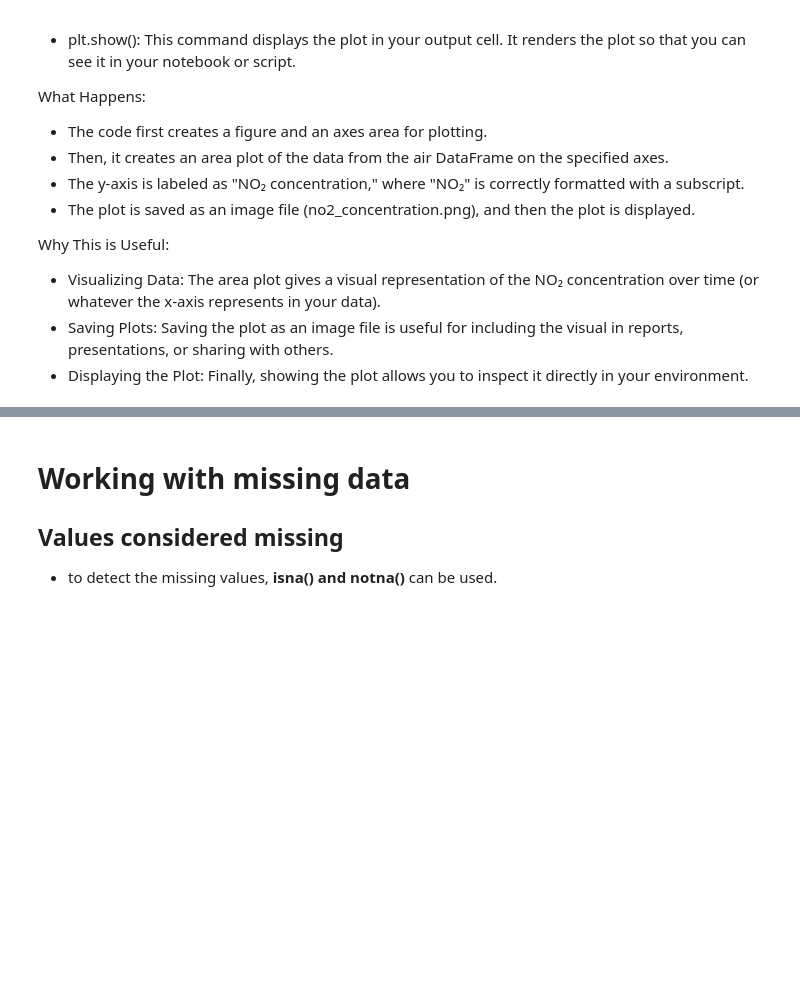
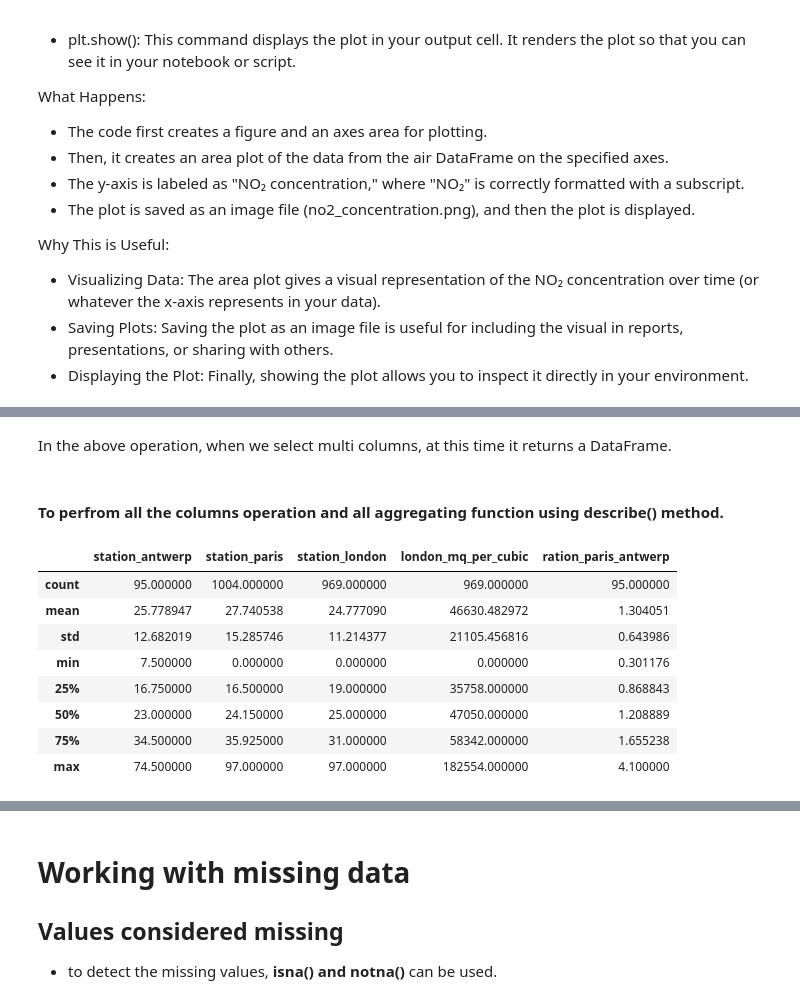
Before and after one commit to ghatanisuresh/DataScience_tutorial, a Jupyter notebook: DS.ipynb, the cells around one changed output, grey strips where cells are left out. Cells and saved outputs as stored; diff of their text form; code cells hidden in the pictures; blank space fills up the shorter version.

```diff
--- a/DS.ipynb
+++ b/DS.ipynb
@@ -955,0 +980,3 @@ Why This is Useful:
+# %%
+air["london_mq_per_cubic"] = air["station_london"] * 1882
+air.head()
@@ -955,0 +993,7 @@ Why This is Useful:
+# %%
+# check the ration of the values in Paris versus Antwerp and save the result in a new column.
+
+air['ration_paris_antwerp'] = (
+    air['station_paris']/ air['station_antwerp']
+)
+air.head()
@@ -955,0 +1076,16 @@ Why This is Useful:
+# %% [markdown]
+In the above operation, when we select multi columns, at this time it returns a DataFrame.
+# %% [markdown]
+#### To perfrom all the columns operation and all aggregating function using __describe()__ method.
+# %%
+air.describe()
+# %% [output]
+|  | station_antwerp | station_paris | station_london | london_mq_per_cubic | ration_paris_antwerp |
+| count | 95.000000 | 1004.000000 | 969.000000 | 969.000000 | 95.000000 |
+| mean | 25.778947 | 27.740538 | 24.777090 | 46630.482972 | 1.304051 |
+| std | 12.682019 | 15.285746 | 11.214377 | 21105.456816 | 0.643986 |
+| min | 7.500000 | 0.000000 | 0.000000 | 0.000000 | 0.301176 |
+| 25% | 16.750000 | 16.500000 | 19.000000 | 35758.000000 | 0.868843 |
+| 50% | 23.000000 | 24.150000 | 25.000000 | 47050.000000 | 1.208889 |
+| 75% | 34.500000 | 35.925000 | 31.000000 | 58342.000000 | 1.655238 |
+| max | 74.500000 | 97.000000 | 97.000000 | 182554.000000 | 4.100000 |
```
Also changed, not shown: parts of 31 cells of this notebook.
